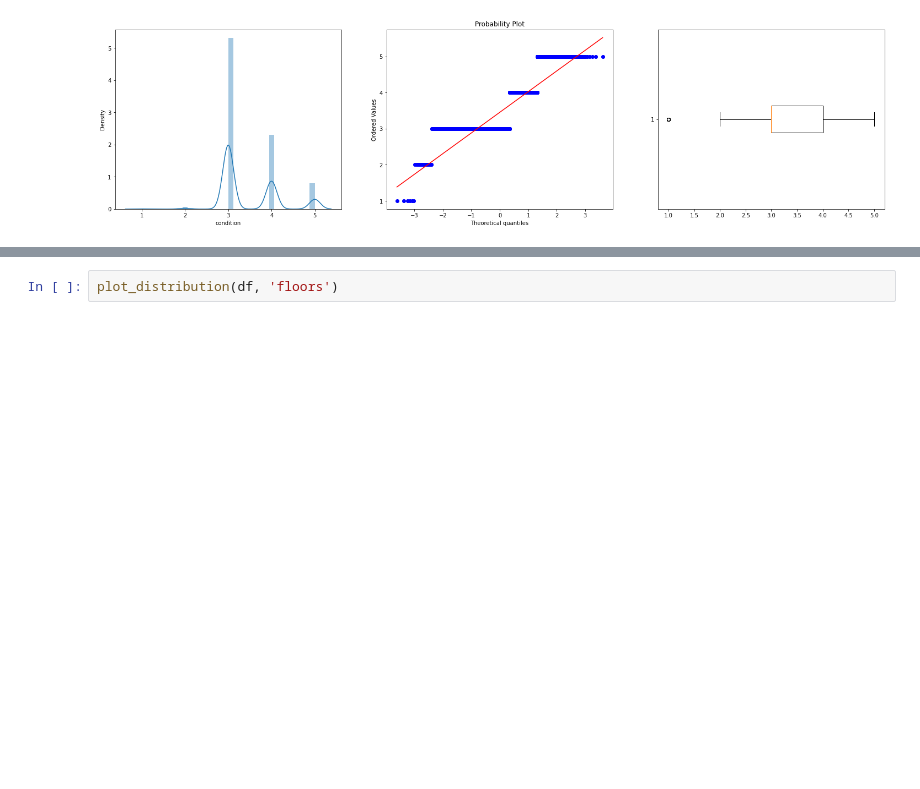
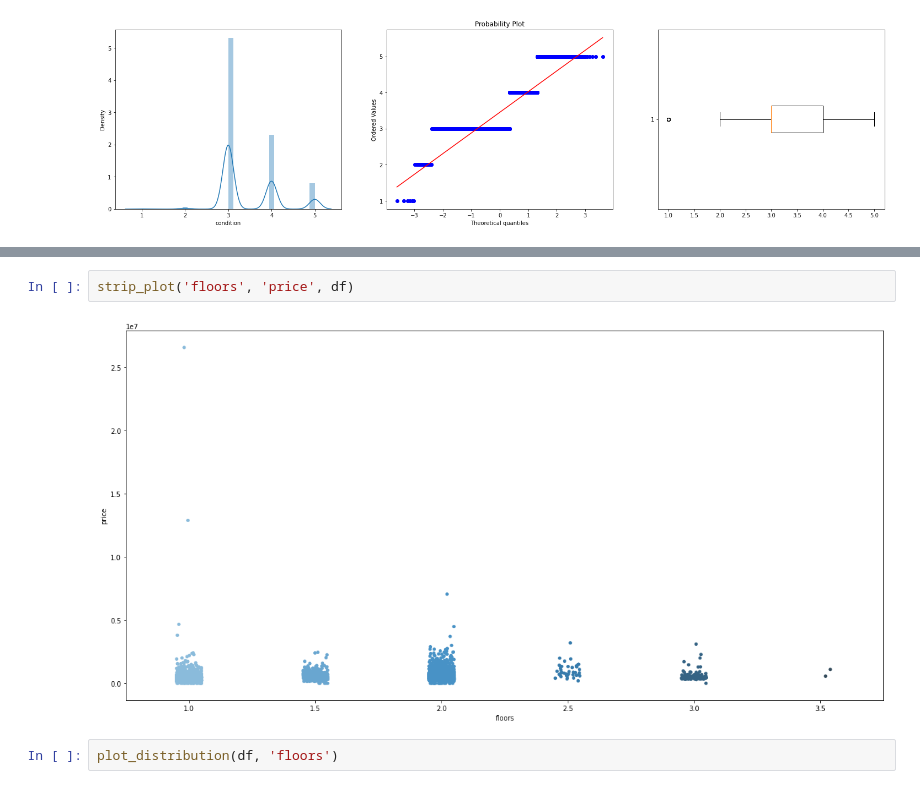
Before and after one commit to jf20541/Optimal-RegressionModel-HyperParameters-Flask-Azure-Docker, a Jupyter notebook: notebooks/house_price.ipynb, the cells around one changed output, grey strips where cells are left out. Drawn from its saved outputs; the diff is of its cells as text; blank space fills up the shorter version.

```diff
--- a/notebooks/house_price.ipynb
+++ b/notebooks/house_price.ipynb
@@ -189,3 +187,7 @@ sns.stripplot(x = "floors", y = "price", data = df, jitter=True, palette="Blues_
+# %%
+strip_plot('floors', 'price', df)
+# %% [output]
+[figure, added]
 # %%
 plot_distribution(df, 'floors')
 # %% [output]
```
Also changed, not shown: parts of 36 cells of this notebook, 1 other file.
